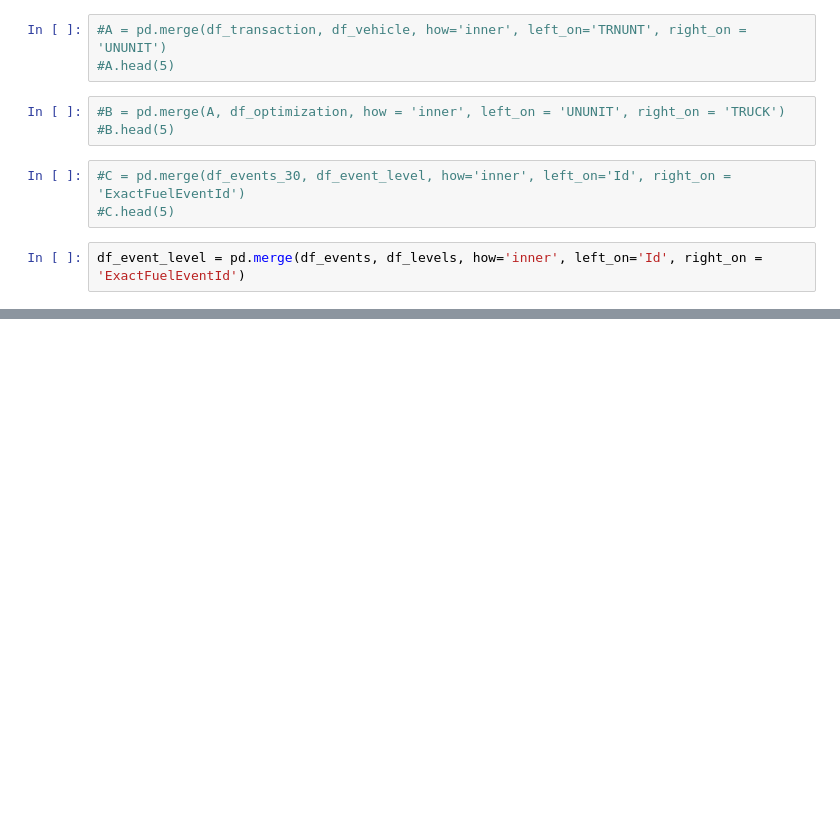
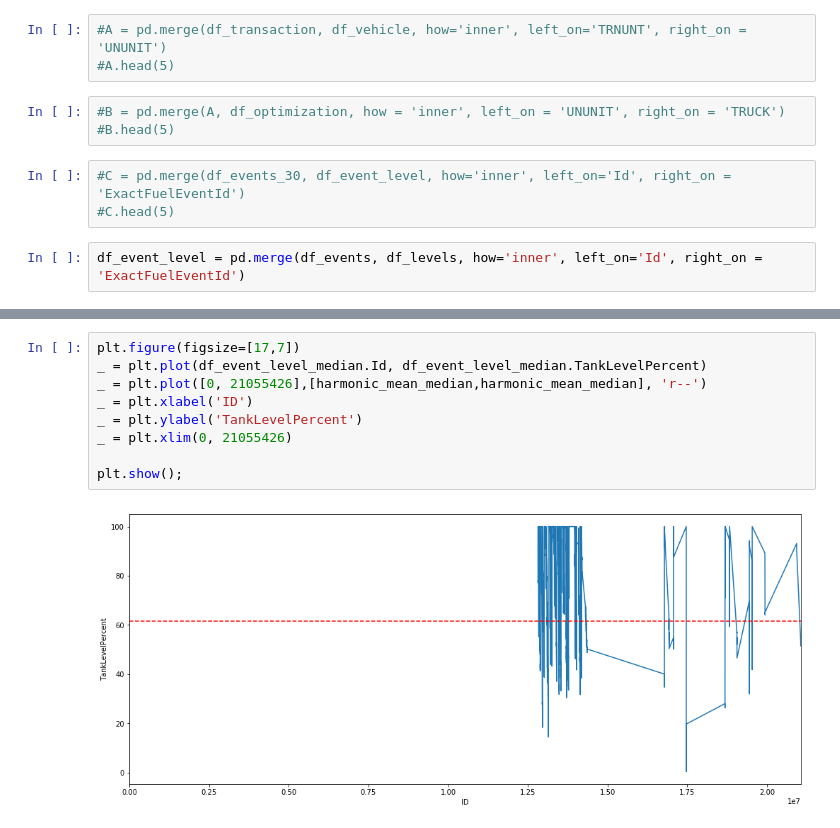
Before and after one commit to DEREJEGETU/big-g-express, a Jupyter notebook: Python_Code/data-question-6.ipynb, the cells around one changed output, grey strips where cells are left out. Drawn from its saved outputs; the diff is of its cells as text; blank space fills up the shorter version.

```diff
--- a/Python_Code/data-question-6.ipynb
+++ b/Python_Code/data-question-6.ipynb
@@ -259,0 +158,11 @@ Name: DriverID, dtype: int64
+# %%
+plt.figure(figsize=[17,7])
+_ = plt.plot(df_event_level_median.Id, df_event_level_median.TankLevelPercent)
+_ = plt.plot([0, 21055426],[harmonic_mean_median,harmonic_mean_median], 'r--')
+_ = plt.xlabel('ID')
+_ = plt.ylabel('TankLevelPercent')
+_ = plt.xlim(0, 21055426)
+
+plt.show();
+# %% [output]
+[figure, added]
```
Also changed, not shown: parts of 41 cells of this notebook.
